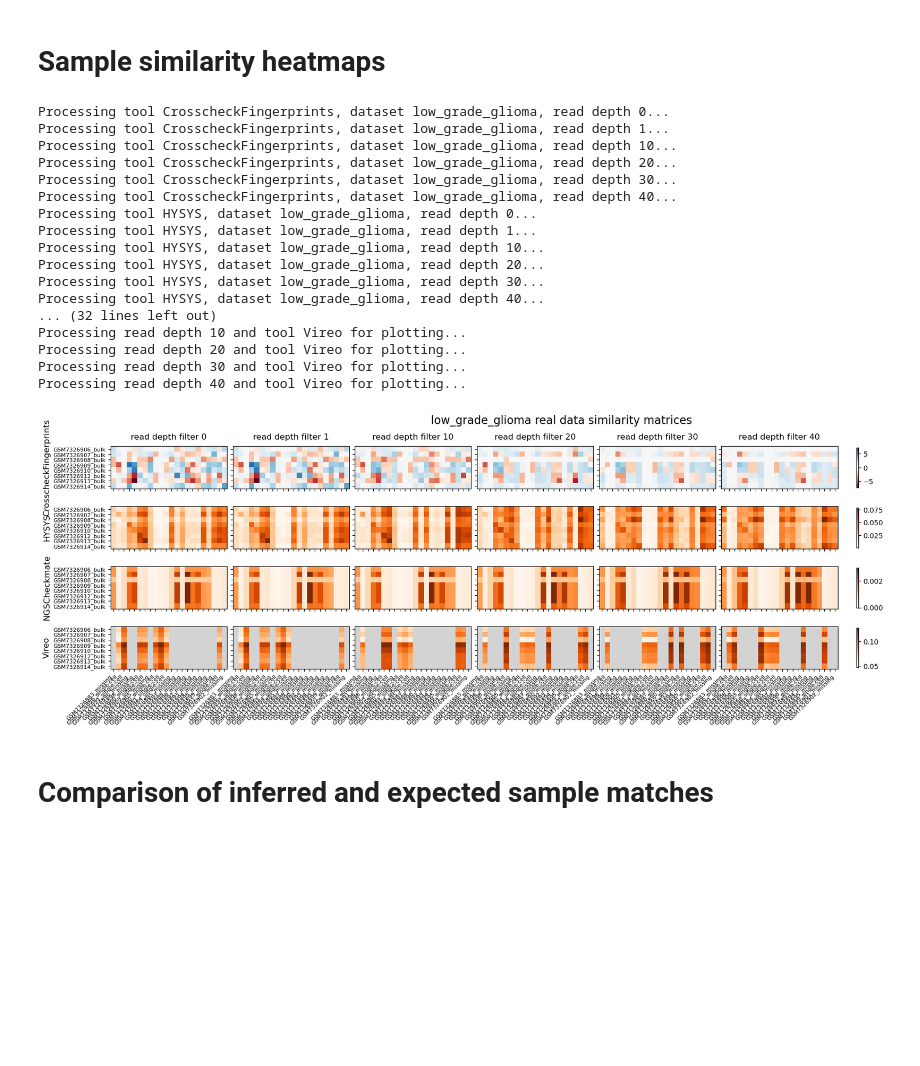
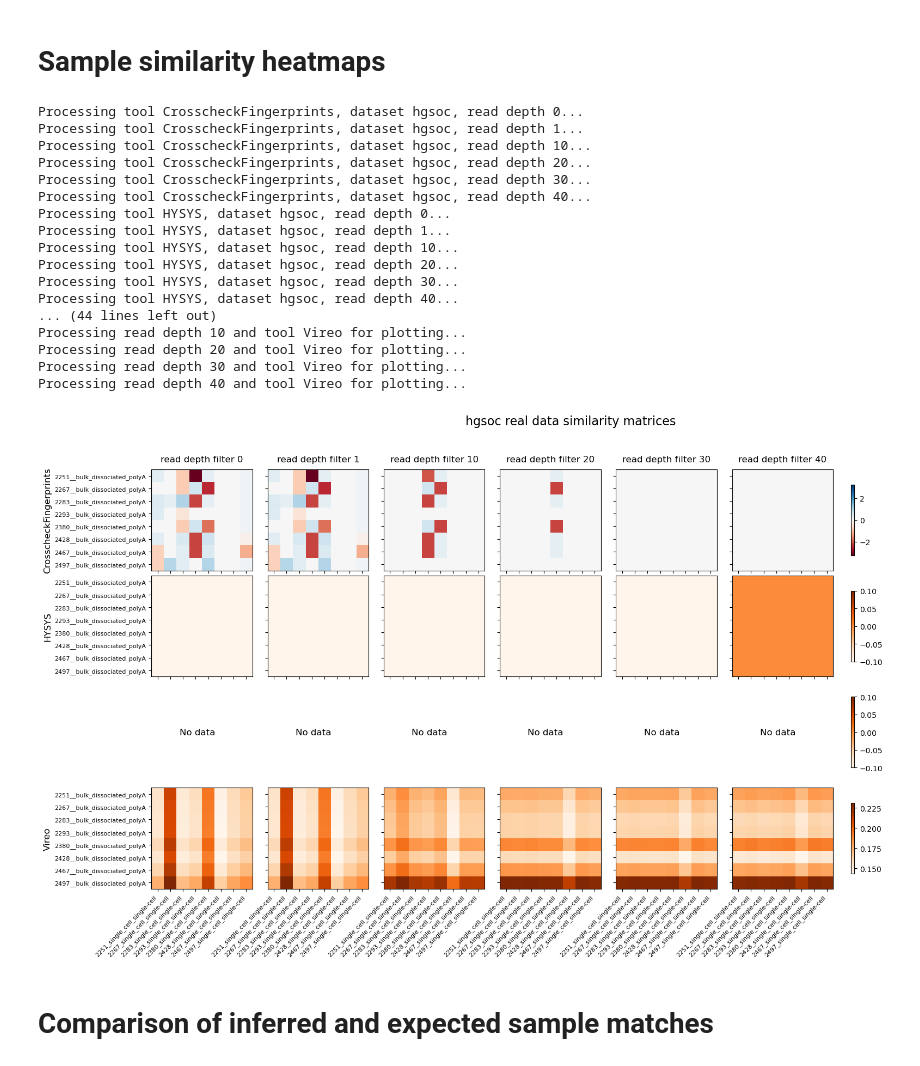
Before and after one commit to emma2207/hgsoc-reconstruction, a Jupyter notebook: sample_id_matching/scripts/experiment/real_data_results.ipynb, the cells around one changed output. Cells and saved outputs as stored; diff of their text form; code cells hidden in the pictures; blank space fills up the shorter version.

Commit message:
more hgsoc plots

```diff
--- a/sample_id_matching/scripts/experiment/real_data_results.ipynb
+++ b/sample_id_matching/scripts/experiment/real_data_results.ipynb
@@ -34,34 +34,34 @@ datasets = ["hgsoc", "hgsoc-new", "high_grade_glioma", "low_grade_glioma", "wilm
 # %%
 super_plot_heatmaps_real_data(
     DATA_PATH,
     FIGURES_PATH,
     tools,
-    "low_grade_glioma",
+    "hgsoc",
     read_depths,
-    mod1="bulk",
+    mod1="bulk_dissociated_polyA",
     mod2="single-cell",
-    remove_missing_data=True,
+    remove_missing_data=False,
     save_fig=True,
 )
 # %% [output]
-Processing tool CrosscheckFingerprints, dataset low_grade_glioma, read depth 0...
-Processing tool CrosscheckFingerprints, dataset low_grade_glioma, read depth 1...
-Processing tool CrosscheckFingerprints, dataset low_grade_glioma, read depth 10...
-Processing tool CrosscheckFingerprints, dataset low_grade_glioma, read depth 20...
-Processing tool CrosscheckFingerprints, dataset low_grade_glioma, read depth 30...
-Processing tool CrosscheckFingerprints, dataset low_grade_glioma, read depth 40...
-Processing tool HYSYS, dataset low_grade_glioma, read depth 0...
-Processing tool HYSYS, dataset low_grade_glioma, read depth 1...
-Processing tool HYSYS, dataset low_grade_glioma, read depth 10...
-Processing tool HYSYS, dataset low_grade_glioma, read depth 20...
-Processing tool HYSYS, dataset low_grade_glioma, read depth 30...
-Processing tool HYSYS, dataset low_grade_glioma, read depth 40...
-... (32 lines left out)
+Processing tool CrosscheckFingerprints, dataset hgsoc, read depth 0...
+Processing tool CrosscheckFingerprints, dataset hgsoc, read depth 1...
+Processing tool CrosscheckFingerprints, dataset hgsoc, read depth 10...
+Processing tool CrosscheckFingerprints, dataset hgsoc, read depth 20...
+Processing tool CrosscheckFingerprints, dataset hgsoc, read depth 30...
+Processing tool CrosscheckFingerprints, dataset hgsoc, read depth 40...
+Processing tool HYSYS, dataset hgsoc, read depth 0...
+Processing tool HYSYS, dataset hgsoc, read depth 1...
+Processing tool HYSYS, dataset hgsoc, read depth 10...
+Processing tool HYSYS, dataset hgsoc, read depth 20...
+Processing tool HYSYS, dataset hgsoc, read depth 30...
+Processing tool HYSYS, dataset hgsoc, read depth 40...
+... (44 lines left out)
 Processing read depth 10 and tool Vireo for plotting...
 Processing read depth 20 and tool Vireo for plotting...
 Processing read depth 30 and tool Vireo for plotting...
 Processing read depth 40 and tool Vireo for plotting...
-[figure, old version]
+[figure, new version]
 # %%
 # bulk_vs_singlecell_matrix_viz(
 #     DATA_PATH,
```
Also changed, not shown: 1 other file.
